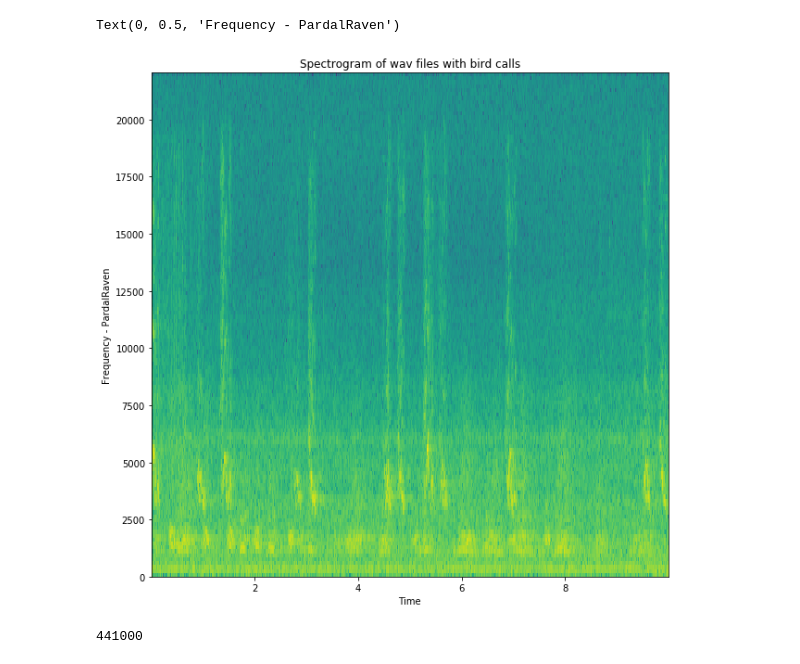
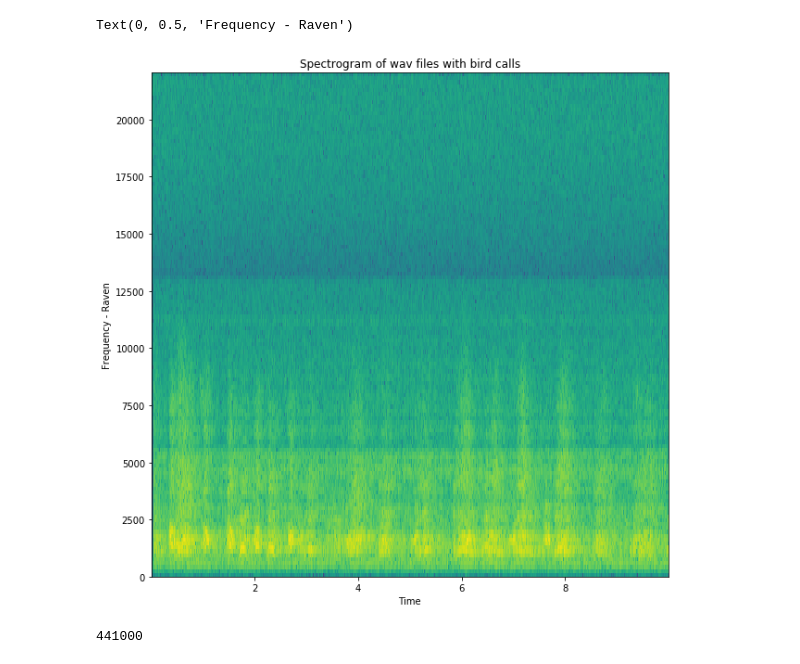
Before and after one commit to ptizei/iNaturalistDatasetGenerator, a Jupyter notebook: MakeSpectrogram/MakeSpectrogram.ipynb, the cells around one changed output. Drawn from its saved outputs; the diff is of its cells as text; code cells hidden in the pictures.

```diff
--- a/MakeSpectrogram/MakeSpectrogram.ipynb
+++ b/MakeSpectrogram/MakeSpectrogram.ipynb
@@ -5,24 +5,24 @@ import numpy as np
 # %%
 # Read the wav file (mono)
 
-samplingFrequency, signalData = wavfile.read("PardalRaven.wav")
+samplingFrequency, signalData = wavfile.read("Raven.wav")
 
 # Plot the signal read from wav file
 plt.figure(figsize=(10,10))
 
 
 
 plt.title('Spectrogram of wav files with bird calls')
 
 
-plt.specgram(signalData[:,1],Fs=samplingFrequency)
+plt.specgram(signalData[:],Fs=samplingFrequency)
 
 plt.xlabel('Time')
 
-plt.ylabel('Frequency - PardalRaven')
+plt.ylabel('Frequency - Raven')
 # %% [output]
-Text(0, 0.5, 'Frequency - PardalRaven')
+Text(0, 0.5, 'Frequency - Raven')
-[figure, old version]
+[figure, new version]
 # %%
 ?plt.specgram
 # %%
```
